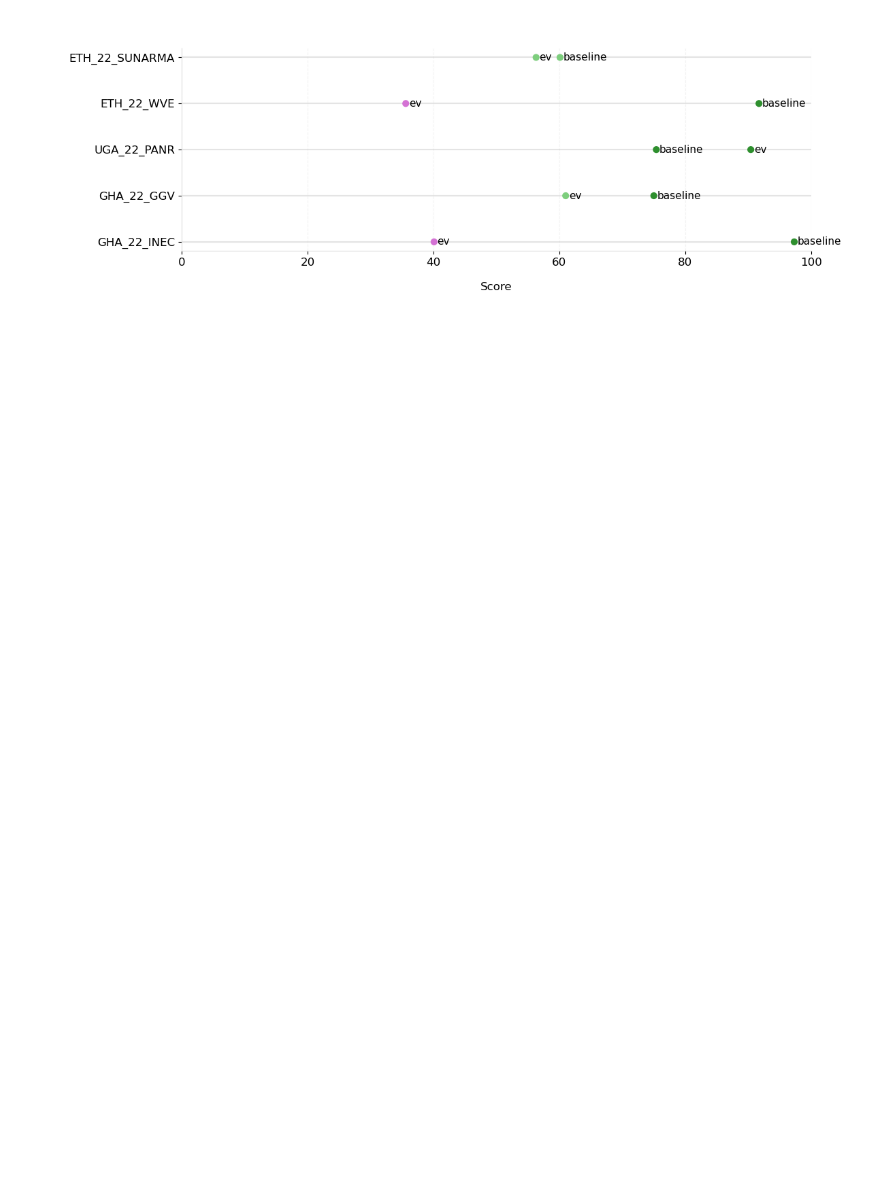
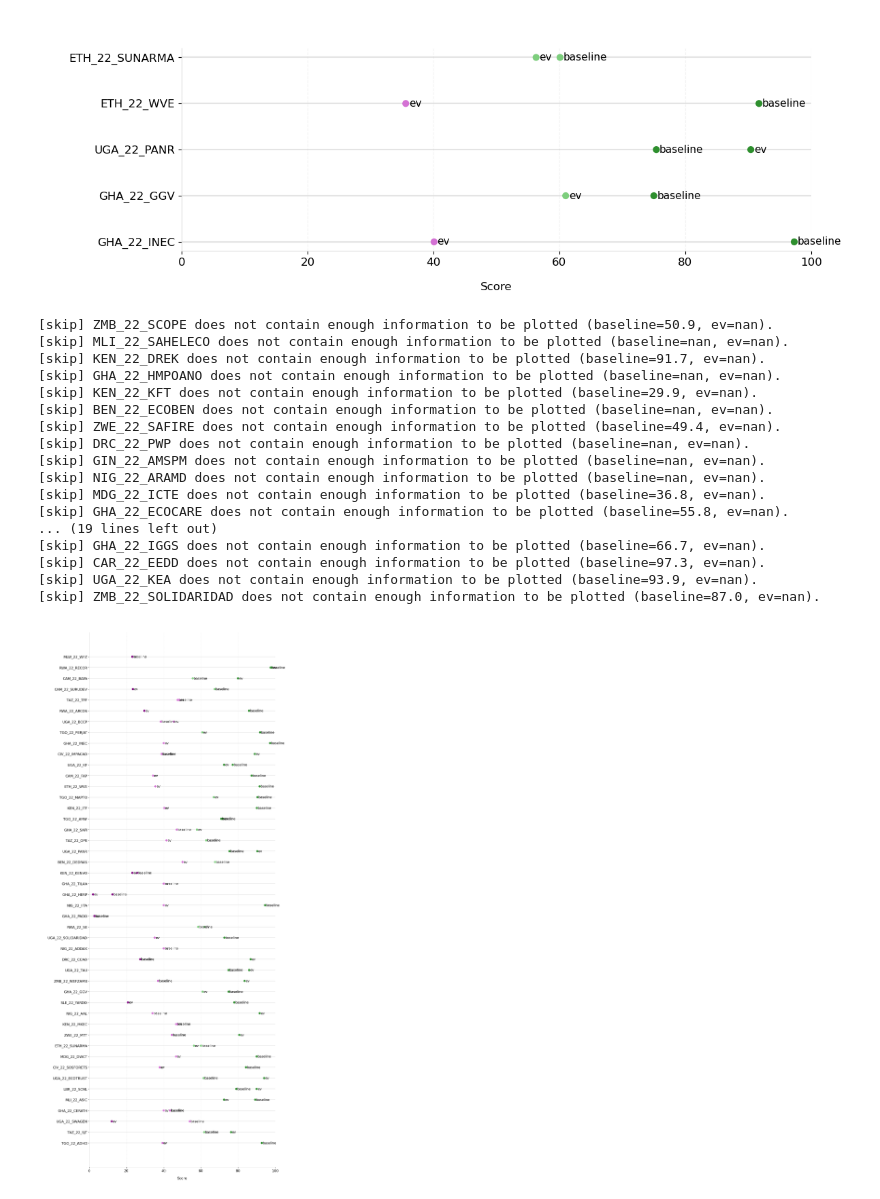
Before and after one commit to wri/decision-tree, a Jupyter notebook: notebooks/cohort1_results.ipynb, the cells around one changed output. Drawn from its saved outputs; the diff is of its cells as text; code cells hidden in the pictures; blank space fills up the shorter version.

Commit message:
visualize full list of prjs

```diff
--- a/notebooks/cohort1_results.ipynb
+++ b/notebooks/cohort1_results.ipynb
@@ -354,3 +357,6 @@ prj[prj.project_name == 'GHA_22_PADO']
 # %% [output]
 |  | project_id | project_name | total_area | baseline_project_score_0_100 | baseline_project_label | ... |
 | 23 | 476273a3-d0b3-4f89-be10-9703f038d0c0 | GHA_22_PADO | 80.805 | 2.7 | strong field | ... |
+# %%
+full_list = list(set(prj.project_name))
+full_list
@@ -360,3 +384,24 @@ vis.plot_project_scores_dumbbell(prj,
                                 )
 # %% [output]
 [figure]
+# %%
+vis.plot_project_scores_dumbbell(prj,full_list)
+# %% [output]
+[skip] ZMB_22_SCOPE does not contain enough information to be plotted (baseline=50.9, ev=nan).
+[skip] MLI_22_SAHELECO does not contain enough information to be plotted (baseline=nan, ev=nan).
+[skip] KEN_22_DREK does not contain enough information to be plotted (baseline=91.7, ev=nan).
+[skip] GHA_22_HMPOANO does not contain enough information to be plotted (baseline=nan, ev=nan).
+[skip] KEN_22_KFT does not contain enough information to be plotted (baseline=29.9, ev=nan).
+[skip] BEN_22_ECOBEN does not contain enough information to be plotted (baseline=nan, ev=nan).
+[skip] ZWE_22_SAFIRE does not contain enough information to be plotted (baseline=49.4, ev=nan).
+[skip] DRC_22_PWP does not contain enough information to be plotted (baseline=nan, ev=nan).
+[skip] GIN_22_AMSPM does not contain enough information to be plotted (baseline=nan, ev=nan).
+[skip] NIG_22_ARAMD does not contain enough information to be plotted (baseline=nan, ev=nan).
+[skip] MDG_22_ICTE does not contain enough information to be plotted (baseline=36.8, ev=nan).
+[skip] GHA_22_ECOCARE does not contain enough information to be plotted (baseline=55.8, ev=nan).
+... (19 lines left out)
+[skip] GHA_22_IGGS does not contain enough information to be plotted (baseline=66.7, ev=nan).
+[skip] CAR_22_EEDD does not contain enough information to be plotted (baseline=97.3, ev=nan).
+[skip] UGA_22_KEA does not contain enough information to be plotted (baseline=93.9, ev=nan).
+[skip] ZMB_22_SOLIDARIDAD does not contain enough information to be plotted (baseline=87.0, ev=nan).
+[figure, added]
```
Also changed, not shown: parts of 2 cells of this notebook.
